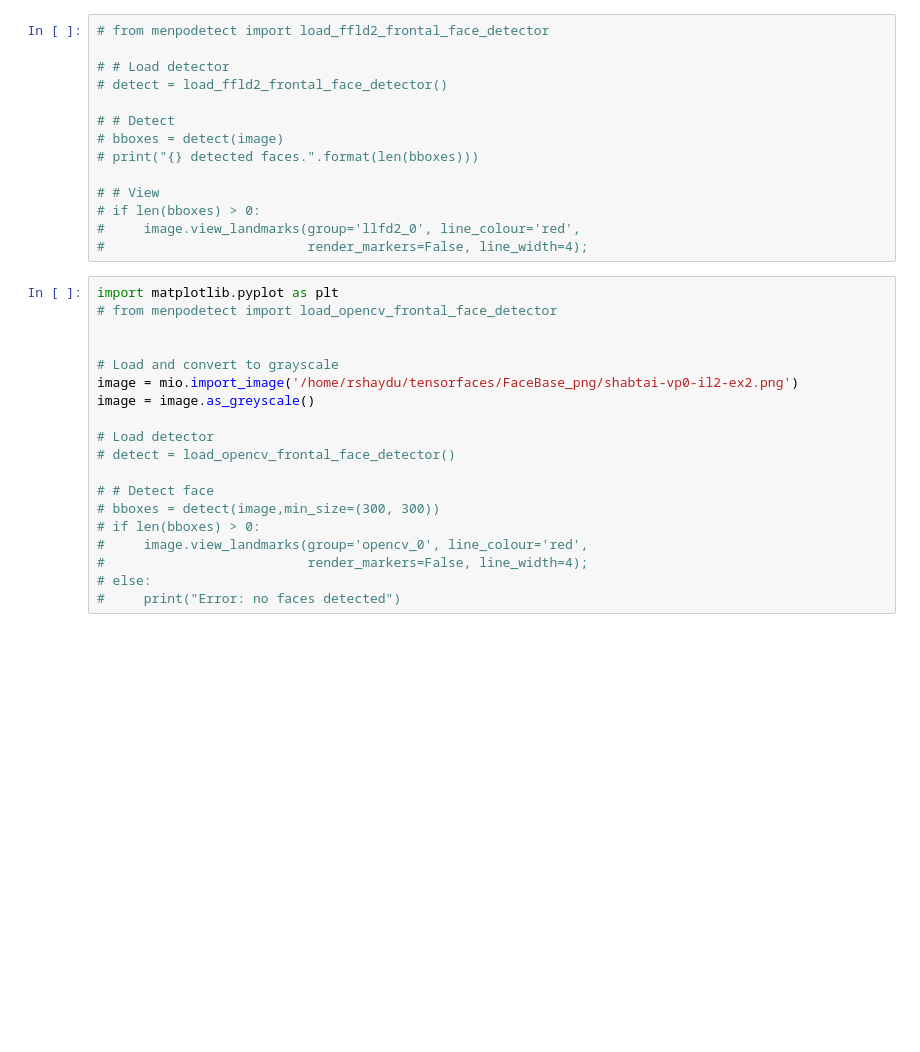
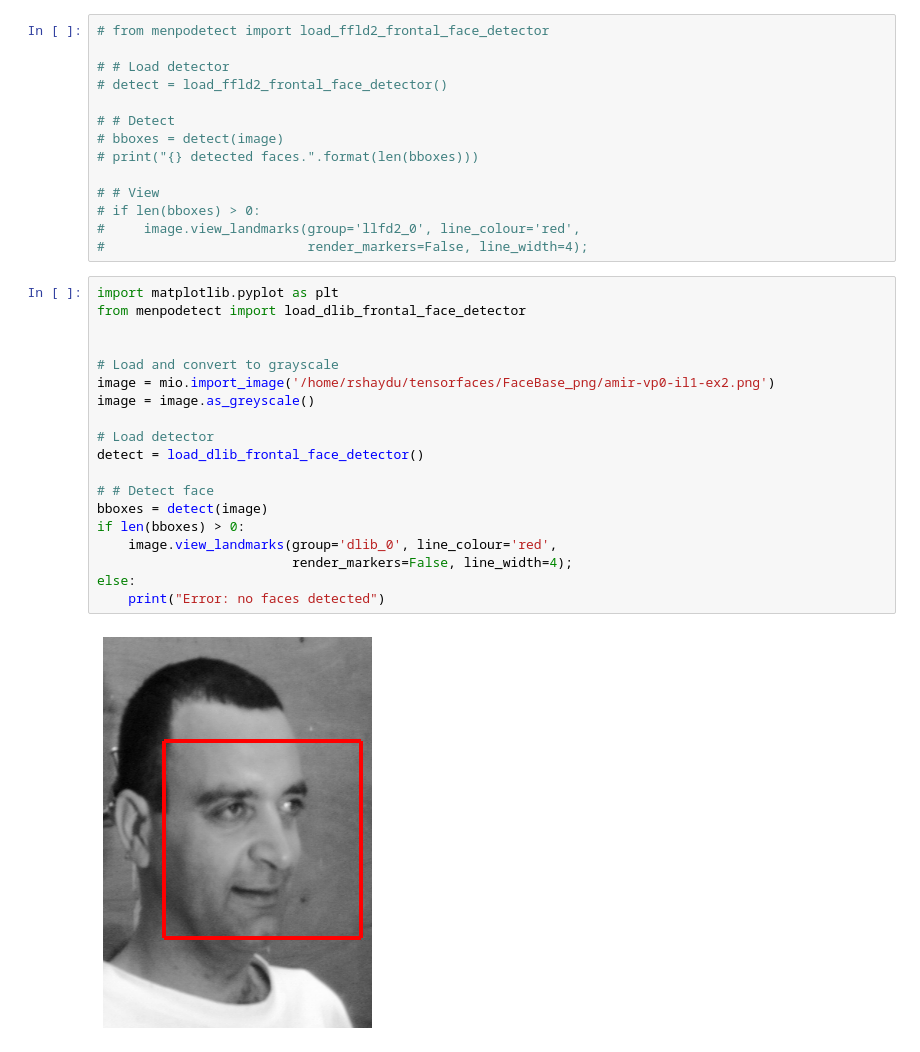
Before and after one commit to rsln-s/tensorfaces, a Jupyter notebook: aam/aam.ipynb, the cells around one changed output. Saved outputs shown, nothing was run; the diff lists cells and outputs as text; blank space fills up the shorter version.

```diff
--- a/aam/aam.ipynb
+++ b/aam/aam.ipynb
@@ -168,23 +147,25 @@ result.view_widget()
 #                          render_markers=False, line_width=4);
 # %%
 import matplotlib.pyplot as plt
-# from menpodetect import load_opencv_frontal_face_detector
+from menpodetect import load_dlib_frontal_face_detector
 
 
 # Load and convert to grayscale
-image = mio.import_image('/home/rshaydu/tensorfaces/FaceBase_png/shabtai-vp0-il2-ex2.png')
+image = mio.import_image('/home/rshaydu/tensorfaces/FaceBase_png/amir-vp0-il1-ex2.png')
 image = image.as_greyscale()
 
 # Load detector
-# detect = load_opencv_frontal_face_detector()
+detect = load_dlib_frontal_face_detector()
 
 # # Detect face
-# bboxes = detect(image,min_size=(300, 300))
-# if len(bboxes) > 0:
-#     image.view_landmarks(group='opencv_0', line_colour='red',
-#                          render_markers=False, line_width=4);
-# else:
-#     print("Error: no faces detected")
+bboxes = detect(image)
+if len(bboxes) > 0:
+    image.view_landmarks(group='dlib_0', line_colour='red',
+                         render_markers=False, line_width=4);
+else:
+    print("Error: no faces detected")
+# %% [output]
+[figure, added]
 # %%
 import numpy as np
 import menpo
```
Also changed, not shown: parts of 17 cells of this notebook.
